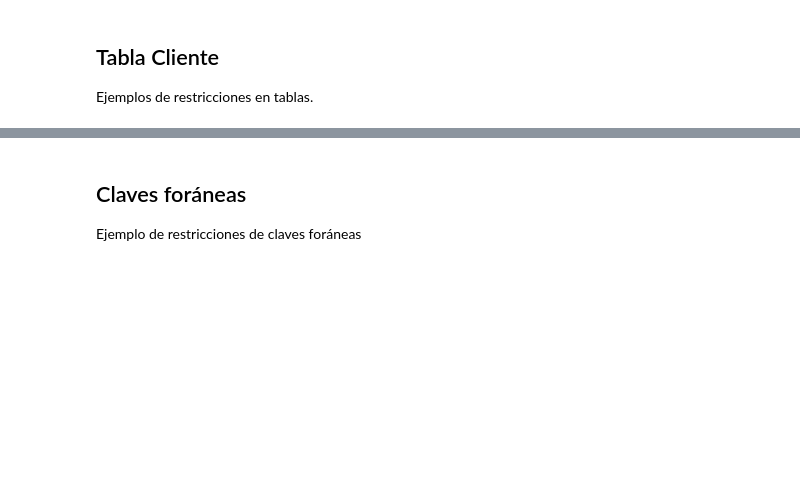
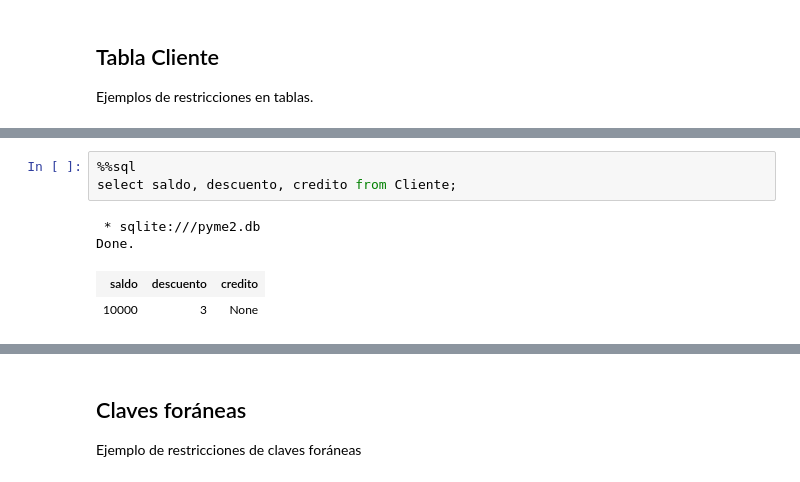
Before and after one commit to adigenova/uohdb, a Jupyter notebook: code/PYME_database.ipynb, the cells around one changed output, grey strips where cells are left out. Saved outputs shown, nothing was run; the diff lists cells and outputs as text; blank space fills up the shorter version.

```diff
--- a/code/PYME_database.ipynb
+++ b/code/PYME_database.ipynb
@@ -161,6 +162,14 @@ Done.
 Done.
 1 rows affected.
 []
+# %%
+%%sql
+select saldo, descuento, credito from Cliente;
+# %% [output]
+ * sqlite:///pyme2.db
+Done.
+| saldo | descuento | credito |
+| 10000 | 3 | None |
 # %%
 %%sql
 INSERT INTO Cliente VALUES (5,10000,120,NULL,"Eusebio Lillo 1540");
```
Also changed, not shown: parts of 40 cells of this notebook.
